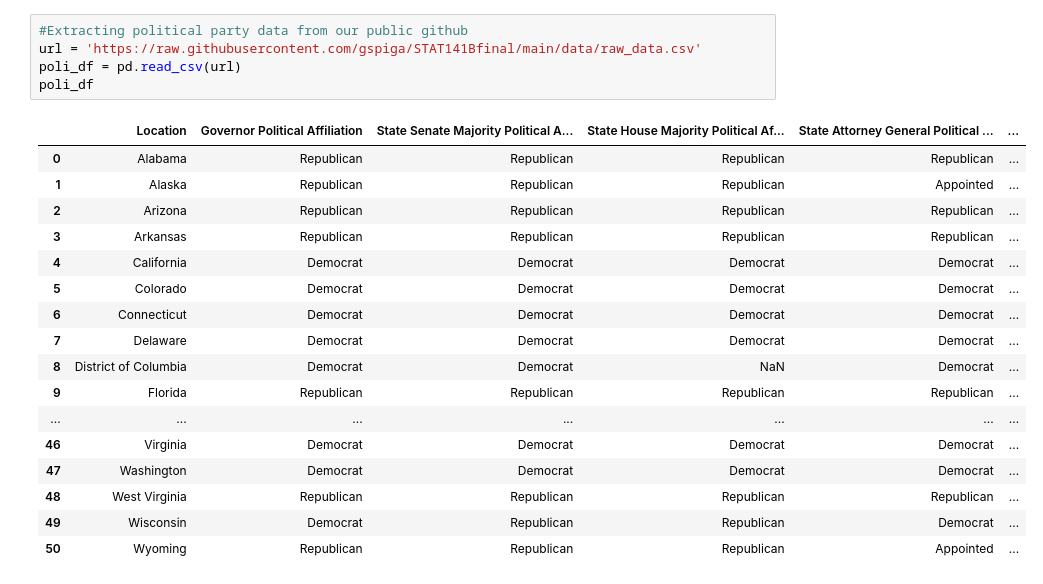
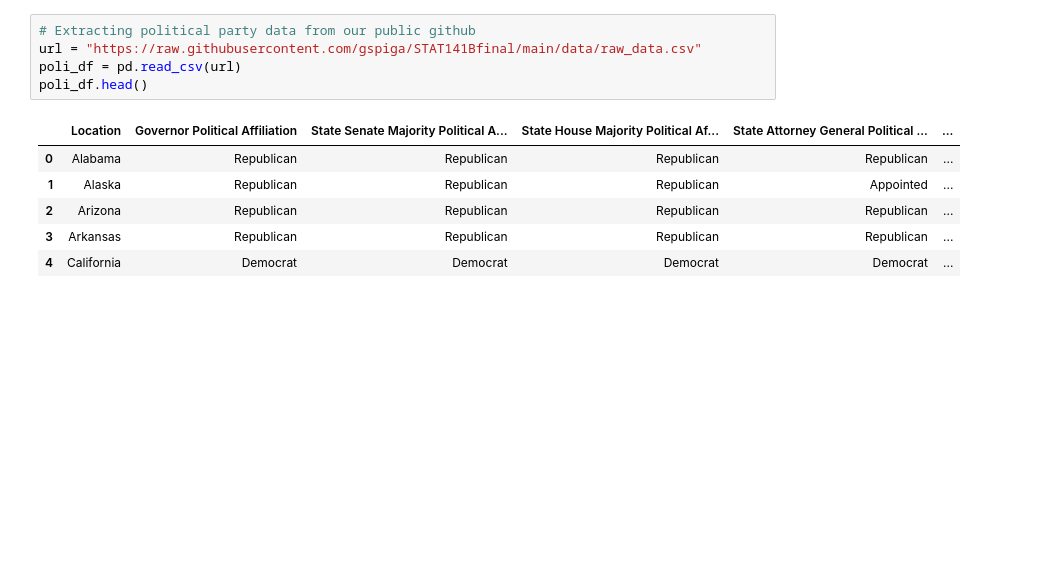
Before and after one commit to gspiga/STAT141Bfinal, a Jupyter notebook: notebooks/cdc-vaccine-hesitancy-politcal-party.ipynb, the cells around one changed output. Cells and saved outputs as stored; diff of their text form; blank space fills up the shorter version.

```diff
--- a/notebooks/cdc-vaccine-hesitancy-politcal-party.ipynb
+++ b/notebooks/cdc-vaccine-hesitancy-politcal-party.ipynb
@@ -27,23 +35,12 @@ hesitancy_df.shape
 # %%
-#Extracting political party data from our public github
-url = 'https://raw.githubusercontent.com/gspiga/STAT141Bfinal/main/data/raw_data.csv'
+# Extracting political party data from our public github
+url = "https://raw.githubusercontent.com/gspiga/STAT141Bfinal/main/data/raw_data.csv"
 poli_df = pd.read_csv(url)
-poli_df
+poli_df.head()
 # %% [output]
 |  | Location | Governor Political Affiliation | State Senate Majority Political A... | State House Majority Political Af... | State Attorney General Political ... | ... |
 | 0 | Alabama | Republican | Republican | Republican | Republican | ... |
 | 1 | Alaska | Republican | Republican | Republican | Appointed | ... |
 | 2 | Arizona | Republican | Republican | Republican | Republican | ... |
 | 3 | Arkansas | Republican | Republican | Republican | Republican | ... |
 | 4 | California | Democrat | Democrat | Democrat | Democrat | ... |
-| 5 | Colorado | Democrat | Democrat | Democrat | Democrat | ... |
-| 6 | Connecticut | Democrat | Democrat | Democrat | Democrat | ... |
-| 7 | Delaware | Democrat | Democrat | Democrat | Democrat | ... |
-| 8 | District of Columbia | Democrat | Democrat | NaN | Democrat | ... |
-| 9 | Florida | Republican | Republican | Republican | Republican | ... |
-| ... | ... | ... | ... | ... | ... | ... |
-| 46 | Virginia | Democrat | Democrat | Democrat | Democrat | ... |
-| 47 | Washington | Democrat | Democrat | Democrat | Democrat | ... |
-| 48 | West Virginia | Republican | Republican | Republican | Republican | ... |
-| 49 | Wisconsin | Democrat | Republican | Republican | Democrat | ... |
-| 50 | Wyoming | Republican | Republican | Republican | Appointed | ... |
```
Also changed, not shown: parts of 11 cells of this notebook.
